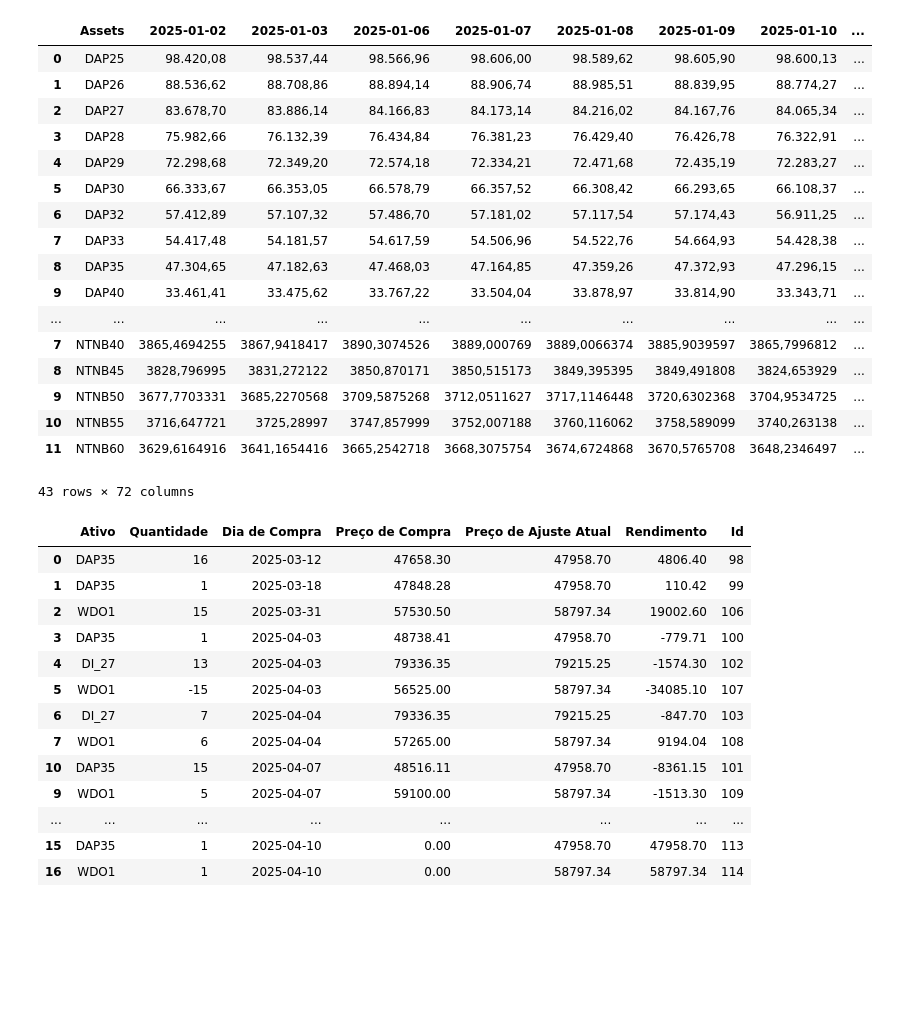
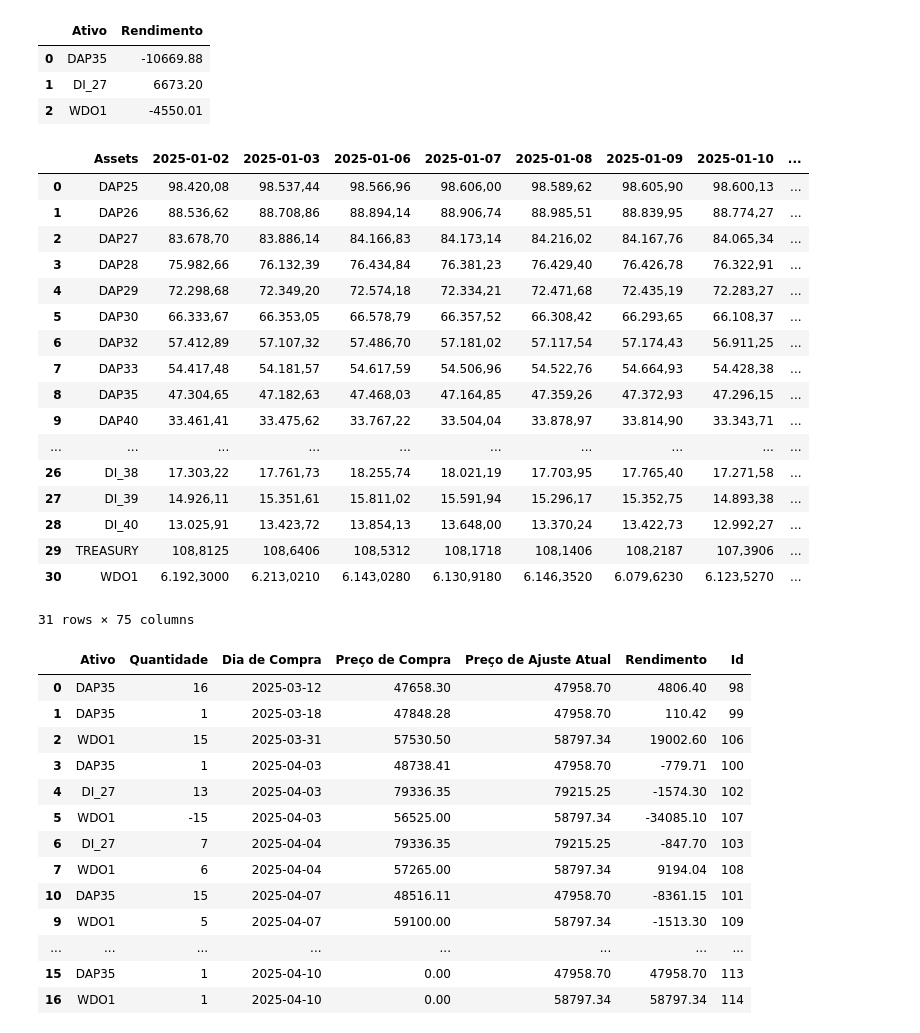
Before and after one commit to AFINVEST/Projeto-Gestao-Risco, a Jupyter notebook: teste.ipynb, the cells around one changed output. Saved outputs shown, nothing was run; the diff lists cells and outputs as text; code cells hidden in the pictures; blank space fills up the shorter version.

```diff
--- a/teste.ipynb
+++ b/teste.ipynb
@@ -15,5 +37,16 @@ teste
+# %%
+teste = pd.read_parquet("portifolio_posições.parquet")
+teste
+
+#Fazer um Groupby por Ativo e Rendimento
+teste.groupby(['Ativo'])['Rendimento'].sum().reset_index()
+# %% [output]
+|  | Ativo | Rendimento |
+| 0 | DAP35 | -10669.88 |
+| 1 | DI_27 | 6673.20 |
+| 2 | WDO1 | -4550.01 |
 # %%
-teste = pd.read_parquet("df_preco_de_ajuste_atual_completo.parquet")
+teste = pd.read_parquet("df_preco_de_ajuste_atual.parquet")
 teste
 # %% [output]
 |  | Assets | 2025-01-02 | 2025-01-03 | 2025-01-06 | 2025-01-07 | 2025-01-08 | 2025-01-09 | 2025-01-10 | ... |
@@ -28,12 +61,12 @@ teste
 | 8 | DAP35 | 47.304,65 | 47.182,63 | 47.468,03 | 47.164,85 | 47.359,26 | 47.372,93 | 47.296,15 | ... |
 | 9 | DAP40 | 33.461,41 | 33.475,62 | 33.767,22 | 33.504,04 | 33.878,97 | 33.814,90 | 33.343,71 | ... |
 | ... | ... | ... | ... | ... | ... | ... | ... | ... | ... |
-| 7 | NTNB40 | 3865,4694255 | 3867,9418417 | 3890,3074526 | 3889,000769 | 3889,0066374 | 3885,9039597 | 3865,7996812 | ... |
-| 8 | NTNB45 | 3828,796995 | 3831,272122 | 3850,870171 | 3850,515173 | 3849,395395 | 3849,491808 | 3824,653929 | ... |
-| 9 | NTNB50 | 3677,7703331 | 3685,2270568 | 3709,5875268 | 3712,0511627 | 3717,1146448 | 3720,6302368 | 3704,9534725 | ... |
-| 10 | NTNB55 | 3716,647721 | 3725,28997 | 3747,857999 | 3752,007188 | 3760,116062 | 3758,589099 | 3740,263138 | ... |
-| 11 | NTNB60 | 3629,6164916 | 3641,1654416 | 3665,2542718 | 3668,3075754 | 3674,6724868 | 3670,5765708 | 3648,2346497 | ... |
+| 26 | DI_38 | 17.303,22 | 17.761,73 | 18.255,74 | 18.021,19 | 17.703,95 | 17.765,40 | 17.271,58 | ... |
+| 27 | DI_39 | 14.926,11 | 15.351,61 | 15.811,02 | 15.591,94 | 15.296,17 | 15.352,75 | 14.893,38 | ... |
+| 28 | DI_40 | 13.025,91 | 13.423,72 | 13.854,13 | 13.648,00 | 13.370,24 | 13.422,73 | 12.992,27 | ... |
+| 29 | TREASURY | 108,8125 | 108,6406 | 108,5312 | 108,1718 | 108,1406 | 108,2187 | 107,3906 | ... |
+| 30 | WDO1 | 6.192,3000 | 6.213,0210 | 6.143,0280 | 6.130,9180 | 6.146,3520 | 6.079,6230 | 6.123,5270 | ... |
-43 rows × 72 columns
+31 rows × 75 columns
 # %%
 dia_operacao = "2025-04-10"
 df_current = pd.read_parquet("df_current.parquet")
```
Also changed, not shown: parts of 2 cells of this notebook, 8 other files.
